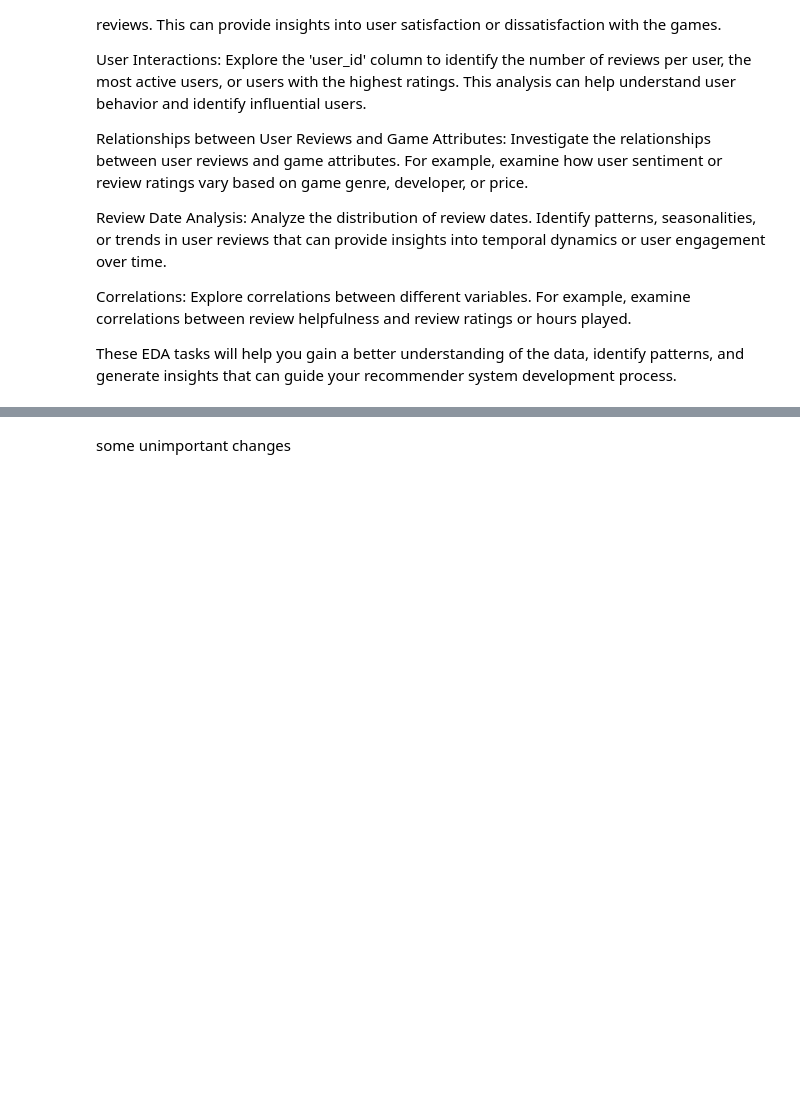
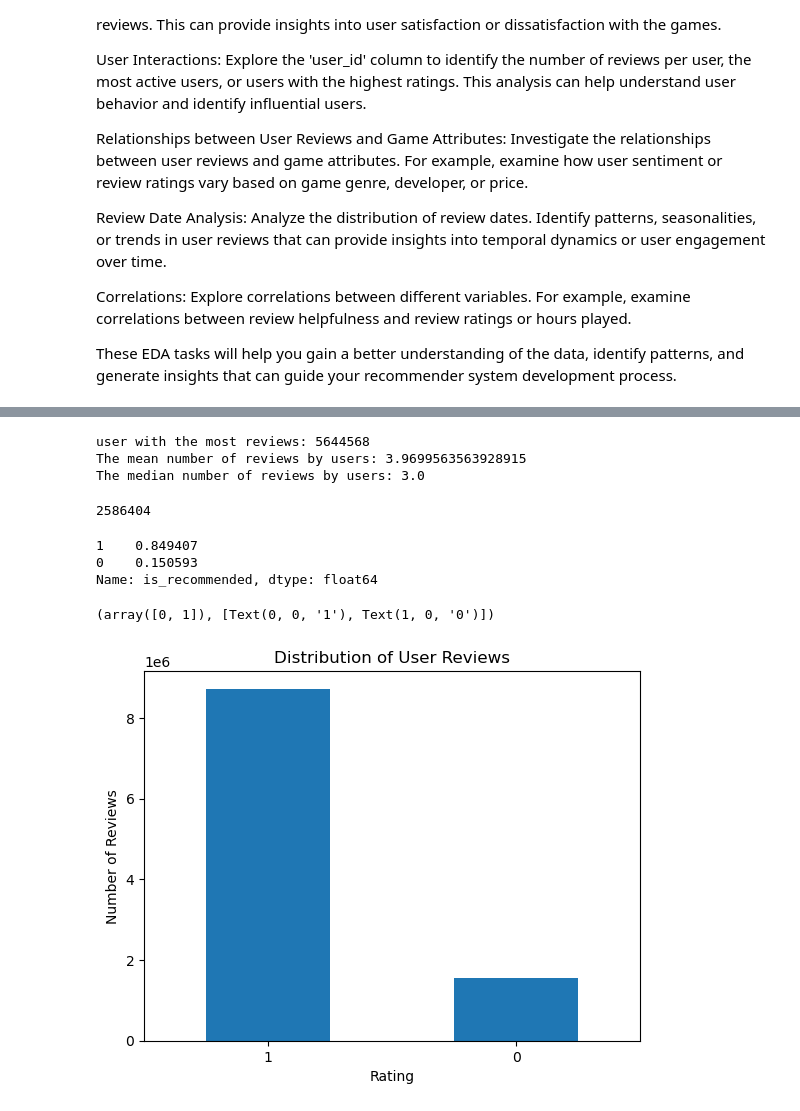
Before and after one commit to ericbohner/Capstone, a Jupyter notebook: EDA.ipynb, the cells around one changed output, grey strips where cells are left out. Cells and saved outputs as stored; diff of their text form; code cells hidden in the pictures; blank space fills up the shorter version.

```diff
--- a/EDA.ipynb
+++ b/EDA.ipynb
@@ -321,11 +332,11 @@ NameError: name 'recommendations_df' is not defined
 # %%
-user_review_counts = recommendations_df['user_id'].value_counts()
+user_review_counts = rec_df['user_id'].value_counts()
 
 # Get the user IDs with a count of 1 (users with a single review)
 users_with_single_review = user_review_counts[user_review_counts == 1].index
 
 # Filter out the rows corresponding to users with a single review
-rec_df = recommendations_df[~recommendations_df['user_id'].isin(users_with_single_review)]
+rec_df = rec_df[~rec_df['user_id'].isin(users_with_single_review)]
 # %%
 super_user = rec_df['user_id'].value_counts().idxmax()
 # super_user_review_count = recommendations_df[recommendations_df['user_id'] == 5644568].count()
@@ -337,8 +348,27 @@ print(f'user with the most reviews: {super_user}')
 # print(f'That user provided {super_user_review_count} reviews')
 print(f'The mean number of reviews by users: {review_mean}')
 print(f'The median number of reviews by users: {review_median}')
+# %% [output]
+user with the most reviews: 5644568
+The mean number of reviews by users: 3.9699563563928915
+The median number of reviews by users: 3.0
 # %%
 # find unique number of users after filtering
 rec_df['user_id'].nunique()
+# %% [output]
+2586404
-# %% [markdown]
-some unimportant changes
+# %%
+rec_df['is_recommended'].value_counts(normalize=True)
+# %% [output]
+1    0.849407
+0    0.150593
+Name: is_recommended, dtype: float64
+# %%
+rec_df['is_recommended'].value_counts().plot(kind='bar')
+plt.title('Distribution of User Reviews')
+plt.xlabel('Rating')
+plt.ylabel('Number of Reviews')
+plt.xticks(rotation=0)
+# %% [output]
+(array([0, 1]), [Text(0, 0, '1'), Text(1, 0, '0')])
+[figure, added]
```
Also changed, not shown: parts of 1 cell of this notebook, 1 other file.
